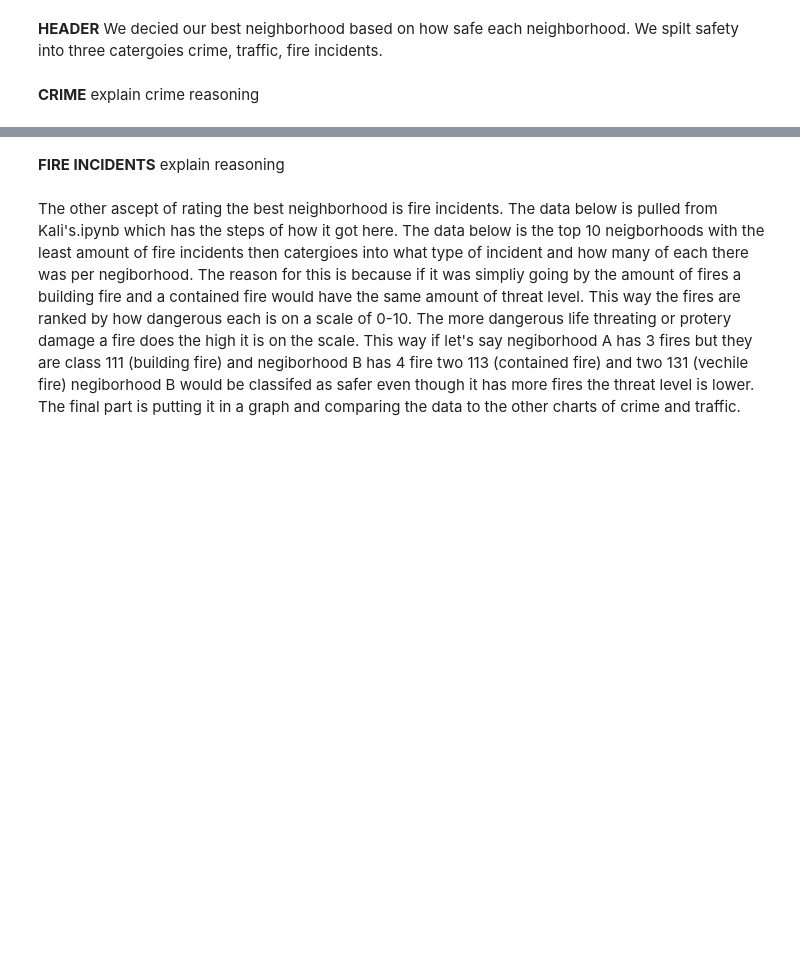
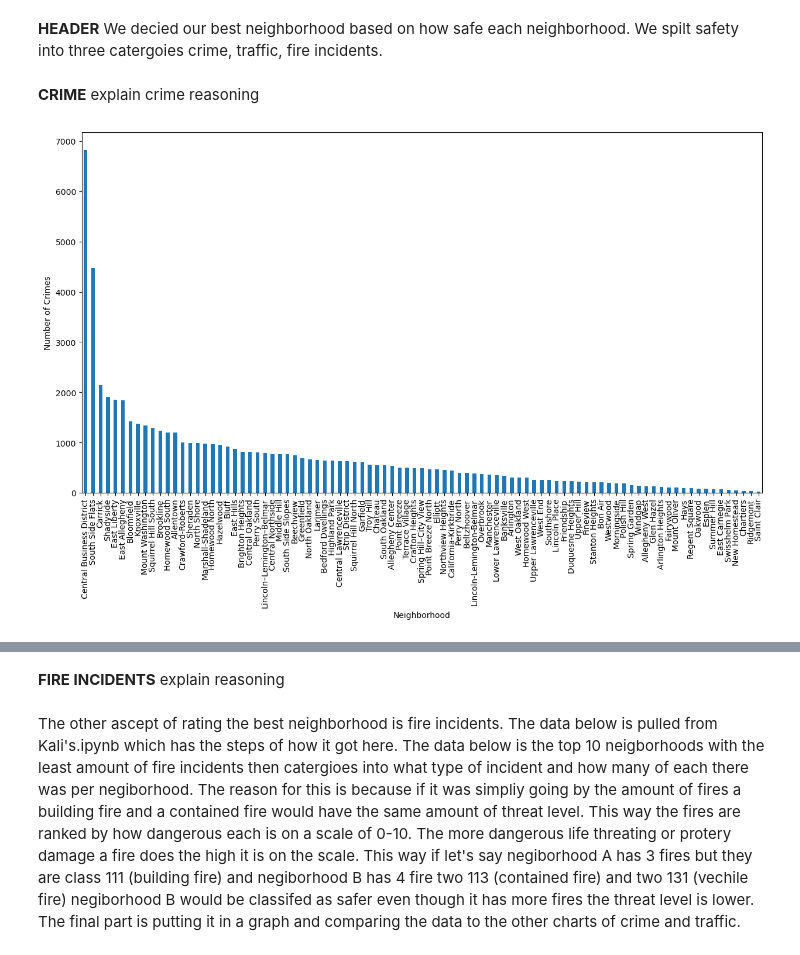
Before and after one commit to XRM2/Final-Project, a Jupyter notebook: FinalNotebook.ipynb, the cells around one changed output, grey strips where cells are left out. Drawn from its saved outputs; the diff is of its cells as text; code cells hidden in the pictures; blank space fills up the shorter version.

```diff
--- a/FinalNotebook.ipynb
+++ b/FinalNotebook.ipynb
@@ -6,0 +12,14 @@ explain crime reasoning
+# %%
+#data = pd.read_csv("crime.csv", index_col="Neighborhood", low_memory=False)
+#count = data.value_counts()
+#count.plot(kind='bar')
+#plt.show()
+
+data = pd.read_csv("crime.csv", low_memory=False)
+name = data['Neighborhood']
+count = name.value_counts()
+count.plot(kind='bar', figsize=(15, 8))
+plt.ylabel('Number of Crimes')
+plt.show()
+# %% [output]
+[figure, added]
```
Also changed, not shown: parts of 3 cells of this notebook.
